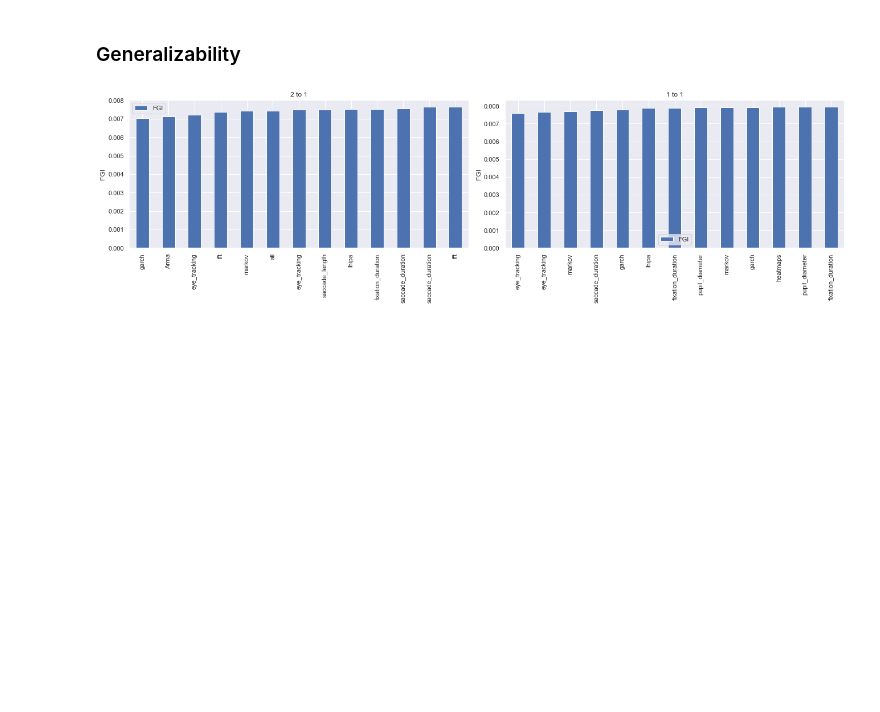
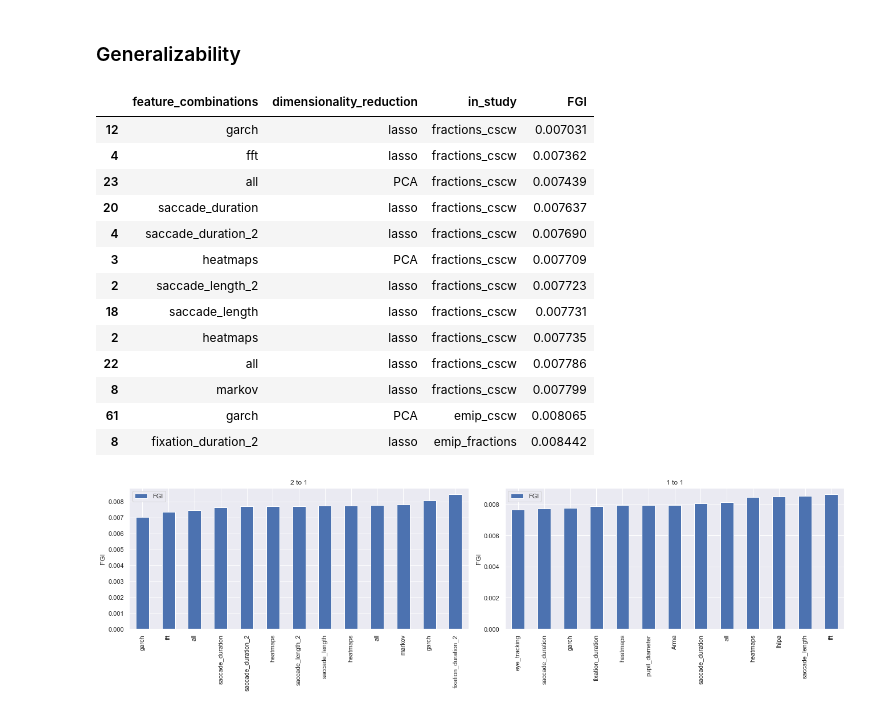
Before and after one commit to s0lvang/ideal-pancake, a Jupyter notebook: misc/notebooks/Analyze Results.ipynb, the cells around one changed output. Saved outputs shown, nothing was run; the diff lists cells and outputs as text; code cells hidden in the pictures; blank space fills up the shorter version.

```diff
--- a/misc/notebooks/Analyze Results.ipynb
+++ b/misc/notebooks/Analyze Results.ipynb
@@ -301,17 +351,34 @@ fig.savefig("plots/feature_groups_context_sensitivity.jpg")
 # %% [markdown]
 ###  Generalizability
-# %%
-two_to_one_filtered = filter_on_baselines(two_to_one_df)
-one_to_one_filtered = filter_on_baselines(one_to_one_df)
-
-smallest_FGI_two_to_one = two_to_one_df.nsmallest(13, "FGI")
-smallest_FGI_one_to_one = one_to_one_df.nsmallest(13, "FGI")
-dfs = [smallest_FGI_two_to_one, smallest_FGI_one_to_one]
-titles = ["2 to 1", "1 to 1"]
-
-fig = side_by_side_bar_plot(dfs, titles, y="FGI", y_label="FGI", x_label="", ticks="feature_combinations")
-fig.set_size_inches(18.5, 5.5, forward=True)
-fig.tight_layout()
-fig.savefig("plots/feature_groups_generalizability.jpg")
-# %% [output]
-[figure, removed]
+# %%
+two_to_one_filtered = filter_on_baselines(two_to_one_df)
+one_to_one_filtered = filter_on_baselines(one_to_one_df)
+
+smallest_FGI_two_to_one = two_to_one_filtered.nsmallest(13, "FGI")
+smallest_FGI_one_to_one = one_to_one_filtered.nsmallest(13, "FGI")
+dfs = [smallest_FGI_two_to_one, smallest_FGI_one_to_one]
+titles = ["2 to 1", "1 to 1"]
+
+
+
+fig = side_by_side_bar_plot(dfs, titles, y="FGI", y_label="FGI", x_label="", ticks="feature_combinations")
+fig.set_size_inches(18.5, 5.5, forward=True)
+fig.tight_layout()
+fig.savefig("plots/feature_groups_generalizability.jpg")
+smallest_FGI_two_to_one.loc[:, ["feature_combinations", "dimensionality_reduction", "in_study", "FGI"]]
+# %% [output]
+|  | feature_combinations | dimensionality_reduction | in_study | FGI |
+| 12 | garch | lasso | fractions_cscw | 0.007031 |
+| 4 | fft | lasso | fractions_cscw | 0.007362 |
+| 23 | all | PCA | fractions_cscw | 0.007439 |
+| 20 | saccade_duration | lasso | fractions_cscw | 0.007637 |
+| 4 | saccade_duration_2 | lasso | fractions_cscw | 0.007690 |
+| 3 | heatmaps | PCA | fractions_cscw | 0.007709 |
+| 2 | saccade_length_2 | lasso | fractions_cscw | 0.007723 |
+| 18 | saccade_length | lasso | fractions_cscw | 0.007731 |
+| 2 | heatmaps | lasso | fractions_cscw | 0.007735 |
+| 22 | all | lasso | fractions_cscw | 0.007786 |
+| 8 | markov | lasso | fractions_cscw | 0.007799 |
+| 61 | garch | PCA | emip_cscw | 0.008065 |
+| 8 | fixation_duration_2 | lasso | emip_fractions | 0.008442 |
+[figure, added]
```
Also changed, not shown: parts of 22 cells of this notebook.
